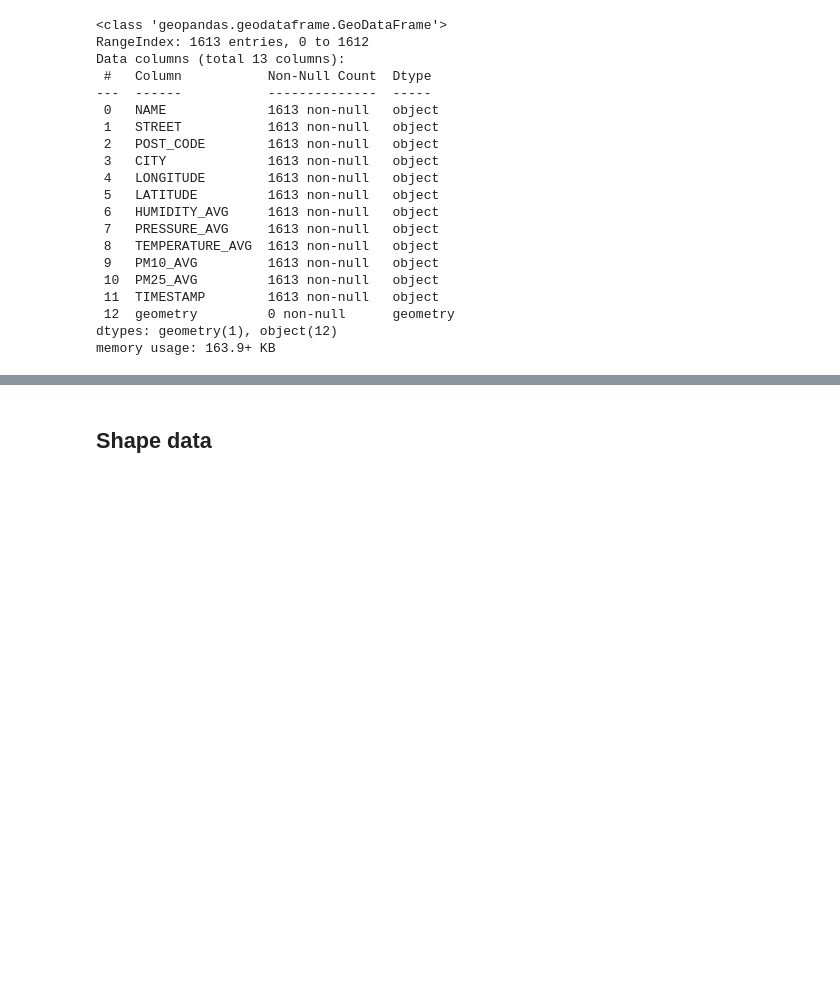
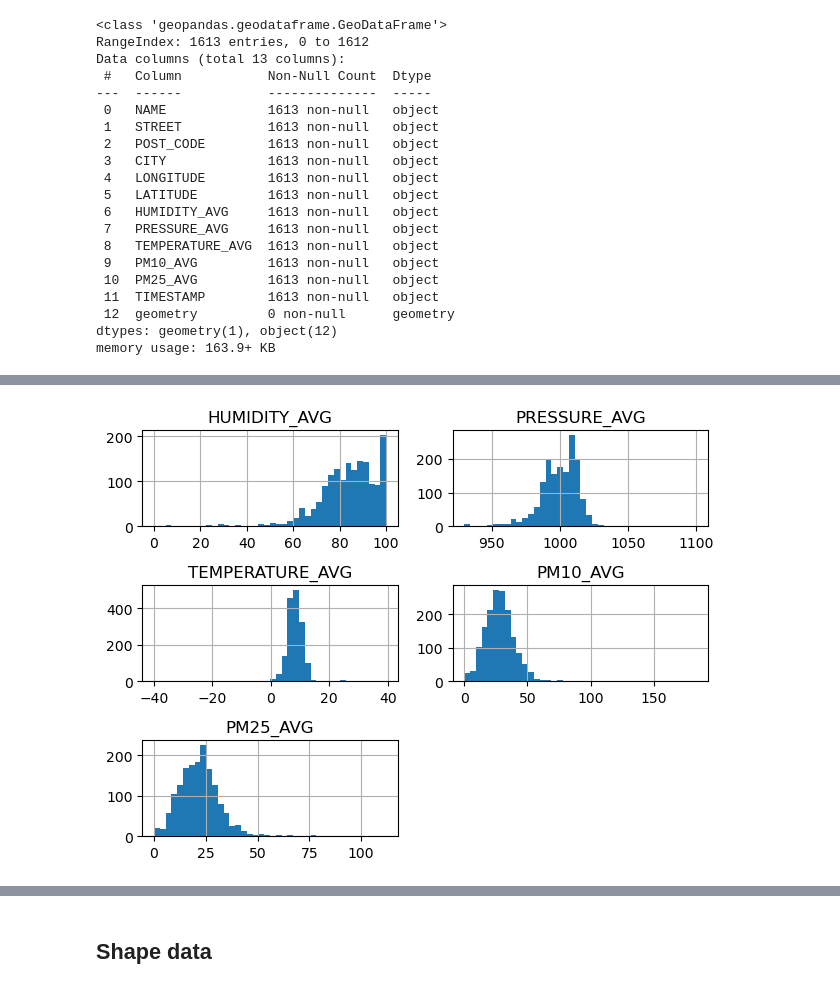
Before and after one commit to elangaar/airpoll-interpolations, a Jupyter notebook: notebooks/main.ipynb, the cells around one changed output, grey strips where cells are left out. Saved outputs shown, nothing was run; the diff lists cells and outputs as text; code cells hidden in the pictures; blank space fills up the shorter version.

```diff
--- a/notebooks/main.ipynb
+++ b/notebooks/main.ipynb
@@ -81,0 +87,2 @@ punkty.describe()
+# %%
+punkty = punkty.loc[punkty['LATITUDE'] > 0]
@@ -81,0 +123,6 @@ punkty.describe()
+# %%
+fig, ax = plt.subplots()
+punkty[['HUMIDITY_AVG', 'PRESSURE_AVG', 'TEMPERATURE_AVG', 'PM10_AVG', 'PM25_AVG']].hist(ax=ax, bins=40)
+plt.tight_layout()
+# %% [output]
+[figure, added]
```
Also changed, not shown: parts of 23 cells of this notebook.
